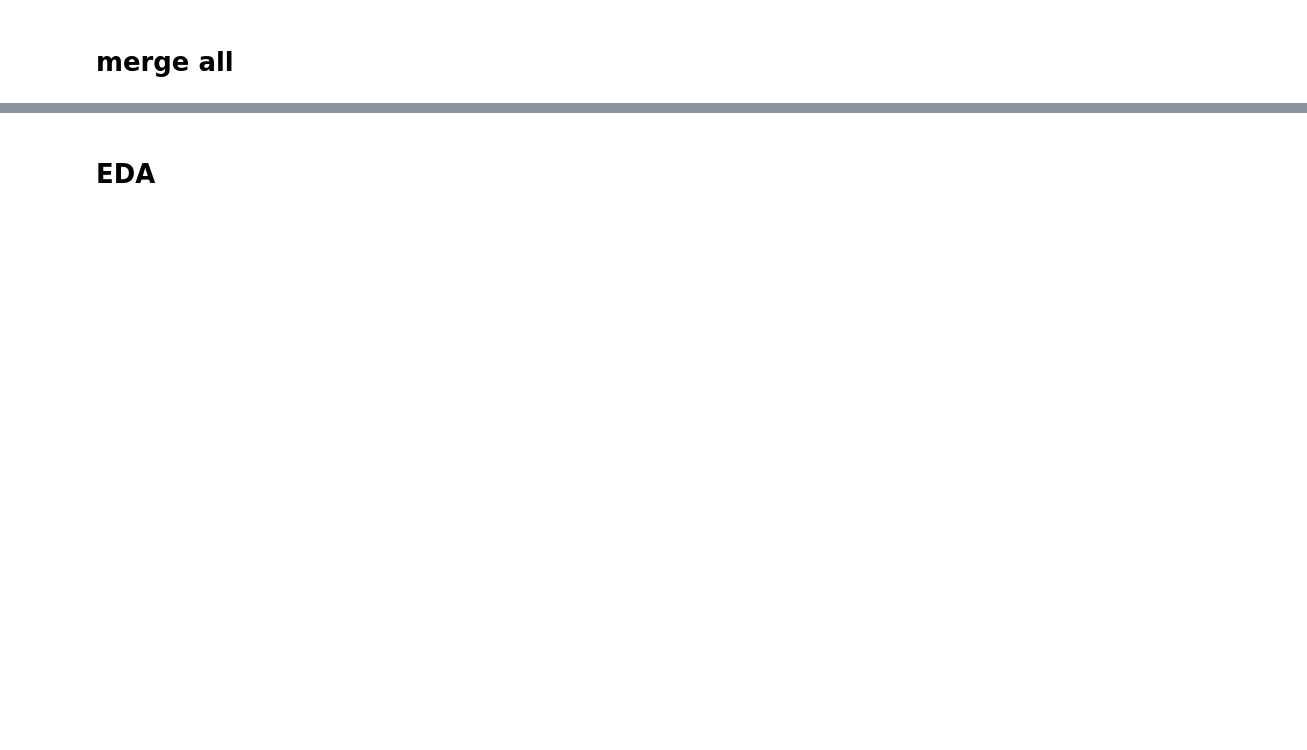
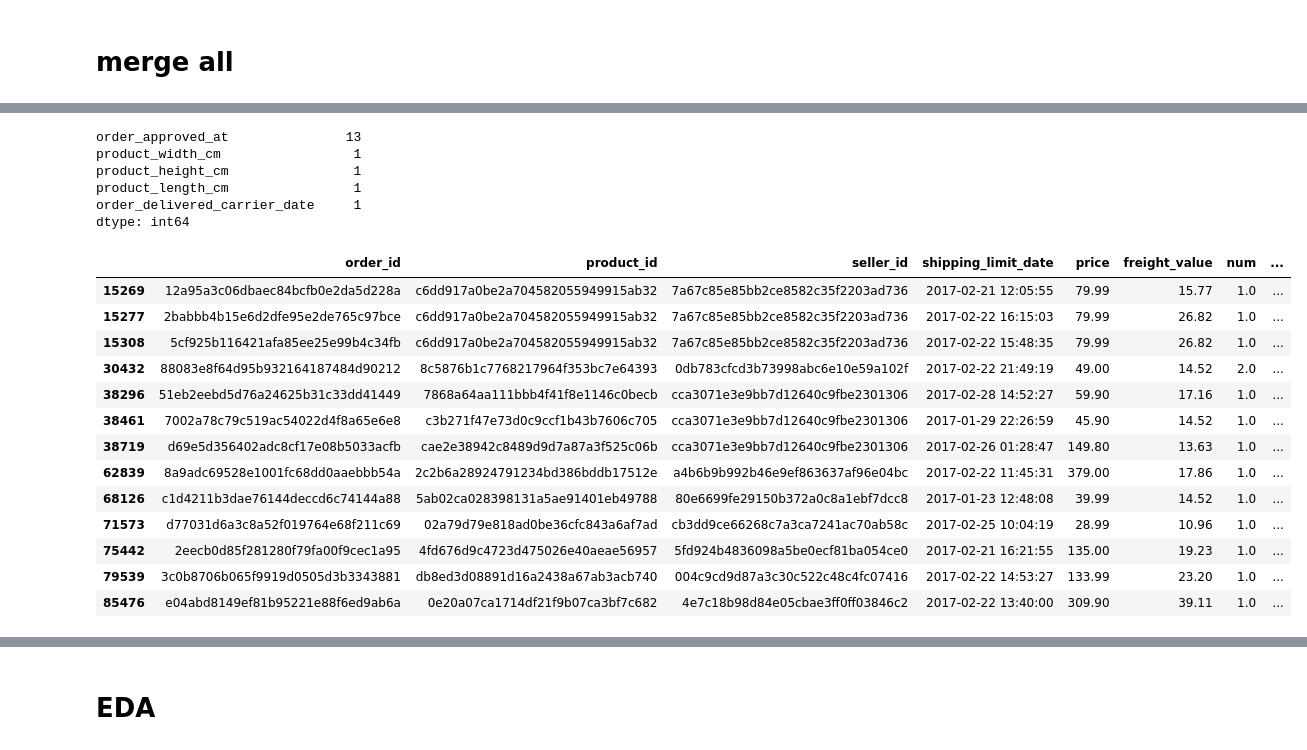
Before and after one commit to changyong93/project_Brazilian-E-Commerce-Public-Dataset-by-Olist, a Jupyter notebook: Untitled2.ipynb, the cells around one changed output, grey strips where cells are left out. Saved outputs shown, nothing was run; the diff lists cells and outputs as text; code cells hidden in the pictures; blank space fills up the shorter version.

```diff
--- a/Untitled2.ipynb
+++ b/Untitled2.ipynb
@@ -94,0 +365,26 @@ df = temp5.copy()
+# %%
+df_temp.isnull().sum().sort_values(ascending = False).head(5)
+# %% [output]
+order_approved_at               13
+product_width_cm                 1
+product_height_cm                1
+product_length_cm                1
+order_delivered_carrier_date     1
+dtype: int64
+# %%
+df_temp[df_temp.order_approved_at.isnull()==True]
+# %% [output]
+|  | order_id | product_id | seller_id | shipping_limit_date | price | freight_value | num | ... |
+| 15269 | 12a95a3c06dbaec84bcfb0e2da5d228a | c6dd917a0be2a704582055949915ab32 | 7a67c85e85bb2ce8582c35f2203ad736 | 2017-02-21 12:05:55 | 79.99 | 15.77 | 1.0 | ... |
+| 15277 | 2babbb4b15e6d2dfe95e2de765c97bce | c6dd917a0be2a704582055949915ab32 | 7a67c85e85bb2ce8582c35f2203ad736 | 2017-02-22 16:15:03 | 79.99 | 26.82 | 1.0 | ... |
+| 15308 | 5cf925b116421afa85ee25e99b4c34fb | c6dd917a0be2a704582055949915ab32 | 7a67c85e85bb2ce8582c35f2203ad736 | 2017-02-22 15:48:35 | 79.99 | 26.82 | 1.0 | ... |
+| 30432 | 88083e8f64d95b932164187484d90212 | 8c5876b1c7768217964f353bc7e64393 | 0db783cfcd3b73998abc6e10e59a102f | 2017-02-22 21:49:19 | 49.00 | 14.52 | 2.0 | ... |
+| 38296 | 51eb2eebd5d76a24625b31c33dd41449 | 7868a64aa111bbb4f41f8e1146c0becb | cca3071e3e9bb7d12640c9fbe2301306 | 2017-02-28 14:52:27 | 59.90 | 17.16 | 1.0 | ... |
+| 38461 | 7002a78c79c519ac54022d4f8a65e6e8 | c3b271f47e73d0c9ccf1b43b7606c705 | cca3071e3e9bb7d12640c9fbe2301306 | 2017-01-29 22:26:59 | 45.90 | 14.52 | 1.0 | ... |
+| 38719 | d69e5d356402adc8cf17e08b5033acfb | cae2e38942c8489d9d7a87a3f525c06b | cca3071e3e9bb7d12640c9fbe2301306 | 2017-02-26 01:28:47 | 149.80 | 13.63 | 1.0 | ... |
+| 62839 | 8a9adc69528e1001fc68dd0aaebbb54a | 2c2b6a28924791234bd386bddb17512e | a4b6b9b992b46e9ef863637af96e04bc | 2017-02-22 11:45:31 | 379.00 | 17.86 | 1.0 | ... |
+| 68126 | c1d4211b3dae76144deccd6c74144a88 | 5ab02ca028398131a5ae91401eb49788 | 80e6699fe29150b372a0c8a1ebf7dcc8 | 2017-01-23 12:48:08 | 39.99 | 14.52 | 1.0 | ... |
+| 71573 | d77031d6a3c8a52f019764e68f211c69 | 02a79d79e818ad0be36cfc843a6af7ad | cb3dd9ce66268c7a3ca7241ac70ab58c | 2017-02-25 10:04:19 | 28.99 | 10.96 | 1.0 | ... |
+| 75442 | 2eecb0d85f281280f79fa00f9cec1a95 | 4fd676d9c4723d475026e40aeae56957 | 5fd924b4836098a5be0ecf81ba054ce0 | 2017-02-21 16:21:55 | 135.00 | 19.23 | 1.0 | ... |
+| 79539 | 3c0b8706b065f9919d0505d3b3343881 | db8ed3d08891d16a2438a67ab3acb740 | 004c9cd9d87a3c30c522c48c4fc07416 | 2017-02-22 14:53:27 | 133.99 | 23.20 | 1.0 | ... |
+| 85476 | e04abd8149ef81b95221e88f6ed9ab6a | 0e20a07ca1714df21f9b07ca3bf7c682 | 4e7c18b98d84e05cbae3ff0ff03846c2 | 2017-02-22 13:40:00 | 309.90 | 39.11 | 1.0 | ... |
```
Also changed, not shown: parts of 73 cells of this notebook.
